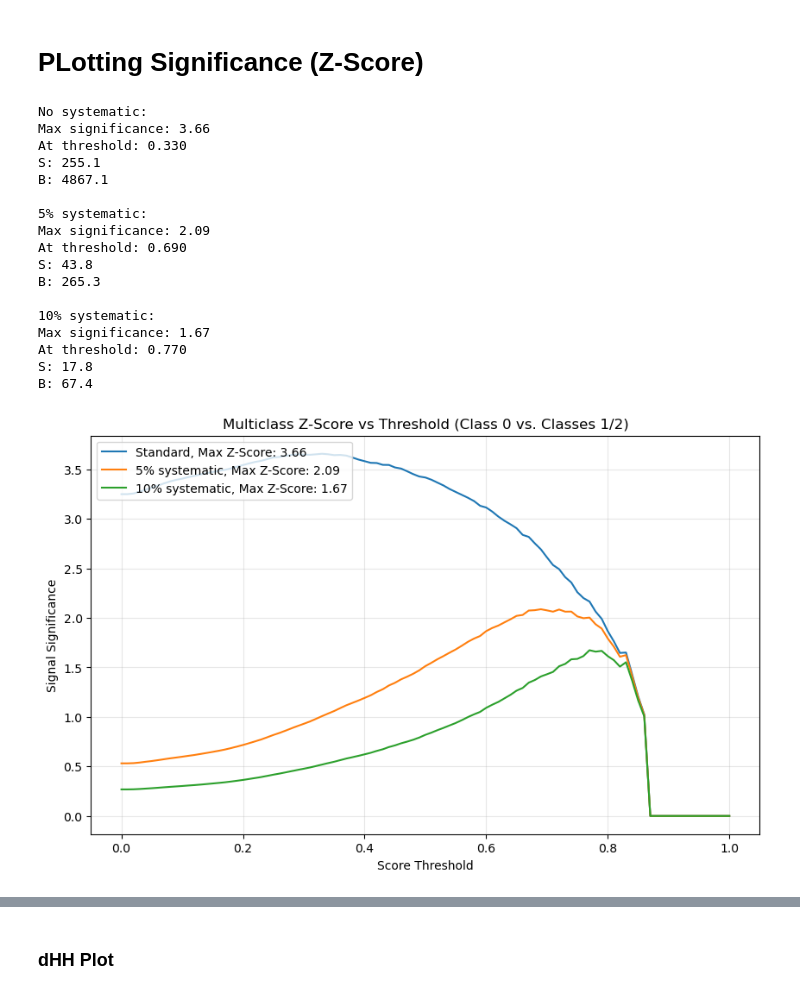
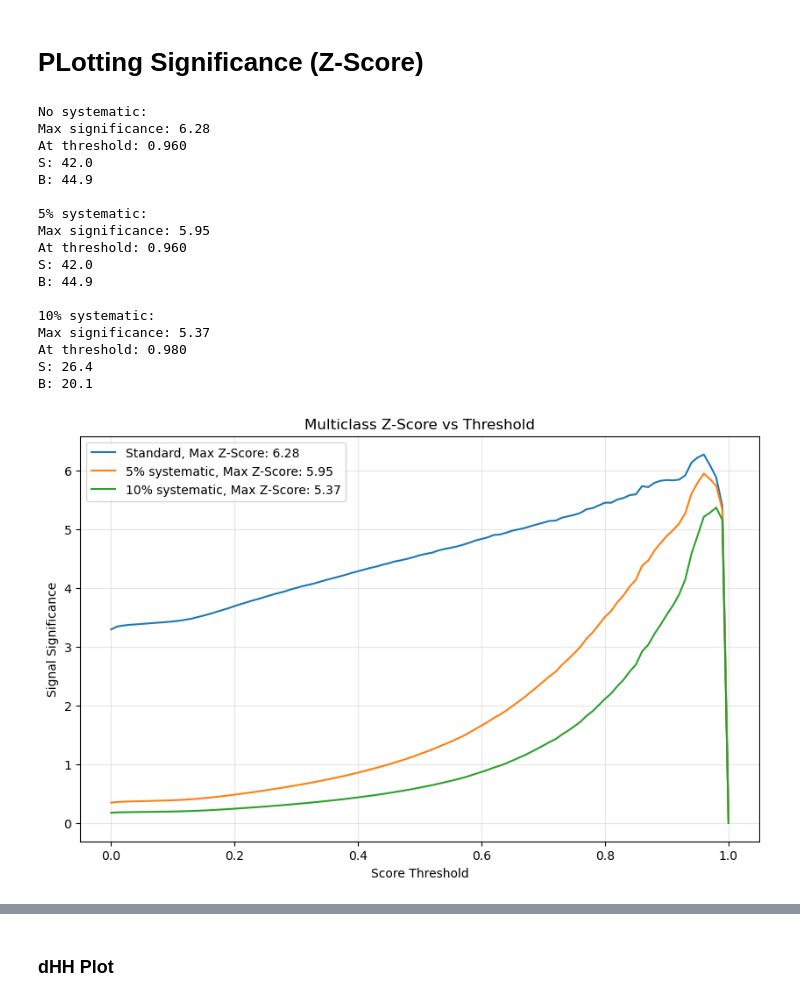
Before and after one commit to rabmc24/msci_project, a Jupyter notebook: transformer_renewed/bristol-tth-transformer-msc_project/notebooks/training_multiclassification.ipynb, the cells around one changed output, grey strips where cells are left out. Saved outputs shown, nothing was run; the diff lists cells and outputs as text; code cells hidden in the pictures.

```diff
--- a/transformer_renewed/bristol-tth-transformer-msc_project/notebooks/training_multiclassification.ipynb
+++ b/transformer_renewed/bristol-tth-transformer-msc_project/notebooks/training_multiclassification.ipynb
@@ -338,7 +318,7 @@ One way to finetune our training (or monitor it) is through callbacks. Callbacks
 Lighting also allows several plotter interface, we use `comet` to log all our metrics (and callback plots) online. You will need an account [here](https://www.comet.com/signup), you can use your github account if you want.
 # %%
 ##### Parameters #####
-epochs = 12 #was 500
+epochs = 100 #was 500
 lr = 1e-4
 
 steps_per_epoch_train = math.ceil(len(train_dataset)/train_loader.batch_size)
@@ -385,7 +365,7 @@ checkpoint_callback = ModelCheckpoint(
 
 early_stopping = EarlyStopping(
     monitor='val/loss_tot',  # Metric to monitor
-    patience=6,          # Number of epochs with no improvement after which training will be stopped
+    patience=10,          # Number of epochs with no improvement after which training will be stopped
     verbose=True,
     mode='min'           # 'min' for loss, 'max' for accuracy
 )
@@ -396,10 +376,10 @@ plots_callback = EpochEndCallback_Multiclass(
     data = valid_loader,
     frequency = 1,
     subcallbacks = [
-        ScoreSubCallback_Multiclass(name='score',bins=100,log=True),
-        CorrelationSubCallback(name='corr',bins=100,log=True),
+        #ScoreSubCallback_Multiclass(name='score',bins=100,log=True),
+        #CorrelationSubCallback(name='corr',bins=100,log=True),
         ROCSubCallback_Multiclass(name='ROC'),
-        ConfusionMatrixSubCallback_Multiclass(name='CM'),
+        #ConfusionMatrixSubCallback_Multiclass(name='CM'),
     ]
 )
 
@@ -479,2 +463,26 @@ Metric val/loss_tot improved by 0.058 >= min_delta = 0.0. New best score: 4.653
 # %% [markdown]
 ### Load Checkpoint Here
+# %%
+# Load the best checkpoint
+checkpoint_path = f"./model_training/AOTransformer_20250217_195245/model.pt" #2BG, ttbar and W/ZJets, ~45epochs, regions [0,6]
+
+# Load model from checkpoint - match the original architecture
+model = AnalysisObjectTransformer.load_from_checkpoint(
+    checkpoint_path,
+    embedding=embedding,
+    embed_dim=embedding.dim,
+    num_heads=8,
+    output_dim=4,  # Changed to match checkpoint
+    expansion_factor=4,
+    encoder_layers=4,
+    class_layers=2,
+    dnn_layers=3,
+    hidden_activation=nn.GELU,
+    output_activation=None,
+    dropout=0.25,
+    loss_function=loss_function
+)
+
+
+# Set model to evaluation mode
+model.eval()
@@ -627,44 +640,44 @@ for thresh_val, sig, label in zip(
     ['No systematic', '5% systematic', '10% systematic']
 ):
     signal_mask = (signal_scores > thresh_val) & (truth == 0)
     bkg_mask = (signal_scores > thresh_val) & (truth != 0)
     S = np.sum(event_weights_np[signal_mask])
     B = np.sum(event_weights_np[bkg_mask])
 
     print(f"\n{label}:")
     print(f"Max significance: {sig:.2f}")
     print(f"At threshold: {thresh_val:.3f}")
     print(f"S: {S:.1f}")
     print(f"B: {B:.1f}")
 
 # Plot
 plt.figure(figsize=(10,6))
 plt.plot(thresh_points, significance_0, label=f'Standard, Max Z-Score: {max_0:.2f}')
 plt.plot(thresh_points, significance_5, label=f'5% systematic, Max Z-Score: {max_5:.2f}')
 plt.plot(thresh_points, significance_10, label=f'10% systematic, Max Z-Score: {max_10:.2f}')
 
 plt.xlabel('Score Threshold')
 plt.ylabel('Signal Significance')
-plt.title('Multiclass Z-Score vs Threshold (Class 0 vs. Classes 1/2)')
+plt.title('Multiclass Z-Score vs Threshold')
 plt.grid(alpha=0.3)
 plt.legend(loc='upper left')
 plt.show()
 # %% [output]
 No systematic:
-Max significance: 3.66
-At threshold: 0.330
-S: 255.1
-B: 4867.1
+Max significance: 6.28
+At threshold: 0.960
+S: 42.0
+B: 44.9
 
 5% systematic:
-Max significance: 2.09
-At threshold: 0.690
-S: 43.8
-B: 265.3
+Max significance: 5.95
+At threshold: 0.960
+S: 42.0
+B: 44.9
 
 10% systematic:
-Max significance: 1.67
-At threshold: 0.770
-S: 17.8
-B: 67.4
+Max significance: 5.37
+At threshold: 0.980
+S: 26.4
+B: 20.1
-[figure, old version]
+[figure, new version]
```
Also changed, not shown: parts of 16 cells of this notebook.
